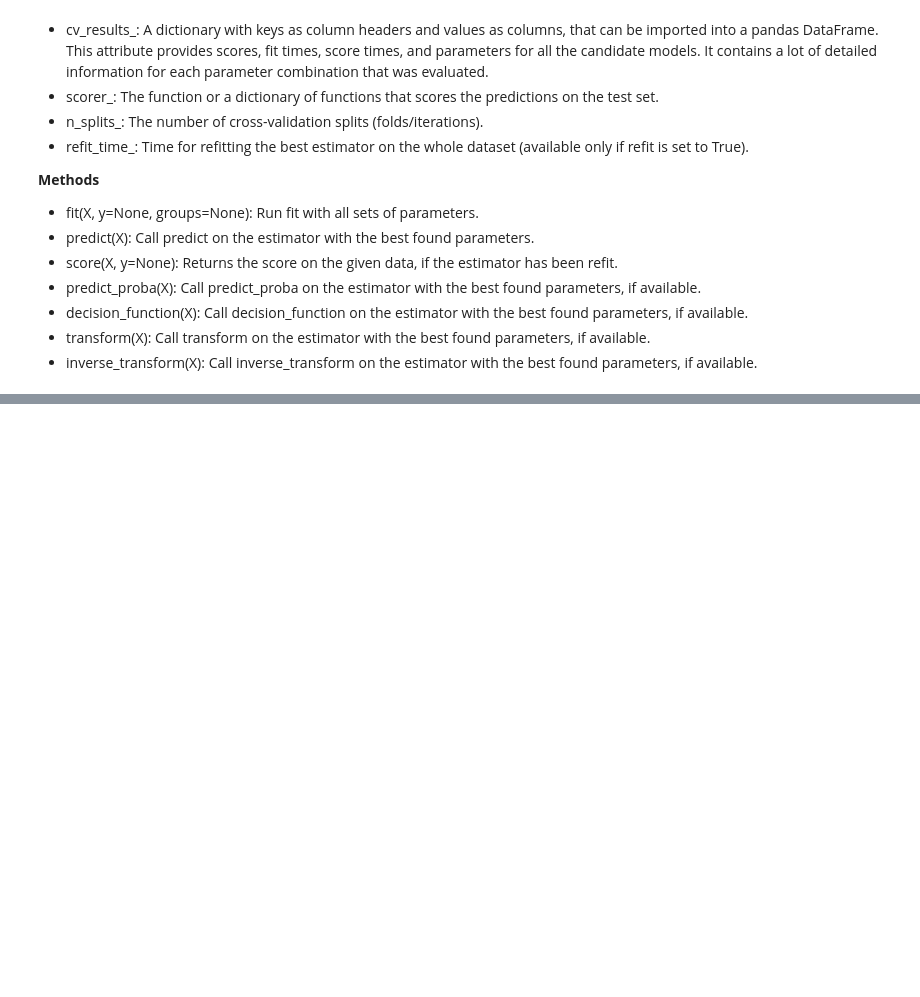
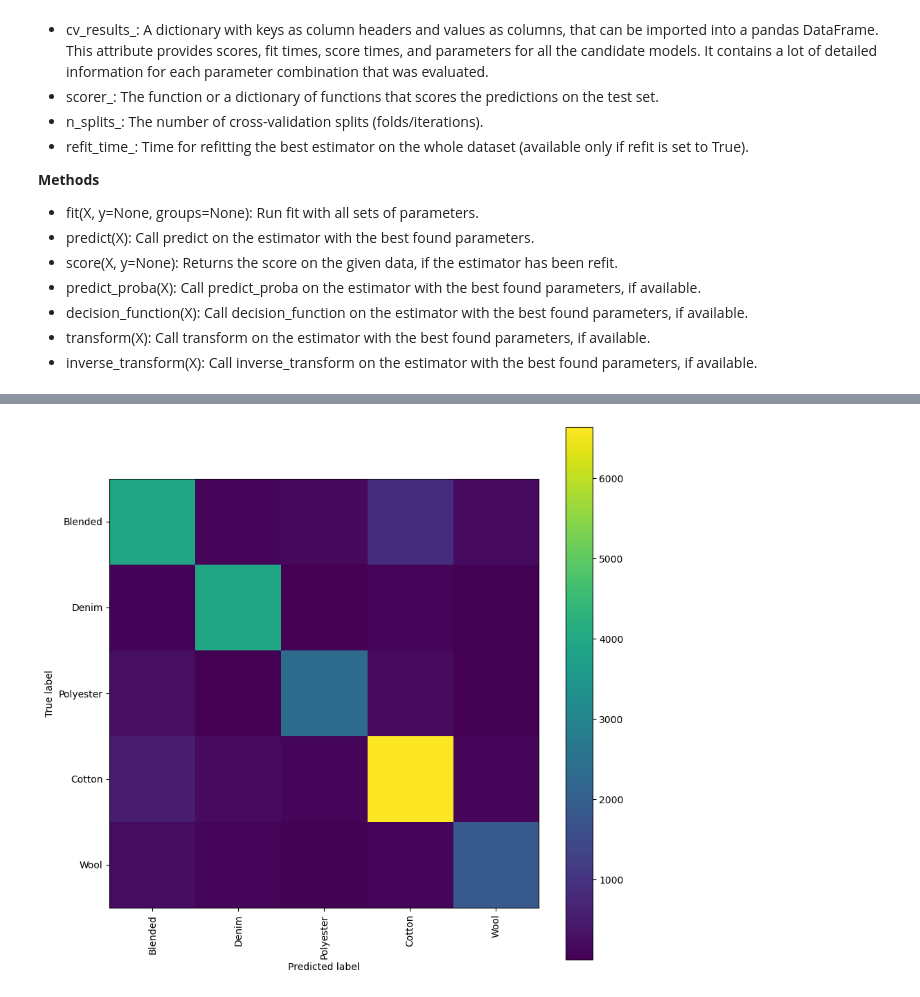
Before and after one commit to elliswmartin/fabric, a Jupyter notebook: svm.ipynb, the cells around one changed output, grey strips where cells are left out. Saved outputs shown, nothing was run; the diff lists cells and outputs as text; code cells hidden in the pictures; blank space fills up the shorter version.

```diff
--- a/svm.ipynb
+++ b/svm.ipynb
@@ -32,3 +35,6 @@ The function below takes in a test DF, features (which we can modified in the ev
 * decision_function(X): Call decision_function on the estimator with the best found parameters, if available.
 * transform(X): Call transform on the estimator with the best found parameters, if available.
 * inverse_transform(X): Call inverse_transform on the estimator with the best found parameters, if available.
+# %%
+train_df = pd.read_pickle('/Users/erin/Documents/comp-viz/fabric/pkls/train_0406.pkl')
+train_df.head()
@@ -35,11 +49,11 @@ The function below takes in a test DF, features (which we can modified in the ev
 # %%
-def svm_grid_search_cv(dataframe, features, target, cv_folds=5):
+def svm_grid_search_cv(X, y, cv_folds=5):
     """
     Perform grid search cross-validation for SVM classifier on the given dataframe.
 
     Parameters:
-    - dataframe: The pandas DataFrame containing the dataset.
-    - features: List of column names to be used as features.
+    # - dataframe: The pandas DataFrame containing the dataset.
+    # - features: List of column names to be used as features.
     - target: The name of the column to be used as the target variable.
     - cv_folds: Number of folds for cross-validation.
 
@@ -47,12 +61,12 @@ def svm_grid_search_cv(dataframe, features, target, cv_folds=5):
     - grid_search: The fitted GridSearchCV object.
     """
 
-    # Separate the features and the target variable
-    X = dataframe[features]
-    y = dataframe[target]
+    # # Separate the features and the target variable
+    # X = dataframe[features]
+    # y = dataframe[target]
 
     # Split the data into training and testing sets (optional, could also perform CV on the entire dataset)
-    X_train, X_test, y_train, y_test = train_test_split(X, y, test_size=0.2, random_state=42)
+    X_train, X_test, y_train, y_test = train_test_split(X, y, test_size=0.2, random_state=23)
 
     # Define a pipeline that includes scaling and the classifier
     pipeline = Pipeline([
@@ -68,7 +82,7 @@ def svm_grid_search_cv(dataframe, features, target, cv_folds=5):
     }
 
     # Initialize GridSearchCV
-    grid_search = GridSearchCV(pipeline, param_grid, cv=cv_folds, scoring='accuracy', verbose=1)
+    grid_search = GridSearchCV(pipeline, param_grid, cv=cv_folds, scoring='accuracy', verbose=3, n_jobs=-1)
 
     # Perform grid search cross-validation
     grid_search.fit(X_train, y_train)
@@ -81,3 +95,8 @@ def svm_grid_search_cv(dataframe, features, target, cv_folds=5):
     print("Test set score: {:.2f}".format(test_score))
 
     return grid_search
+# %%
+X = train_df.iloc[:,2:]
+y = train_df.iloc[:,0]
+
+cv_params = svm_grid_search_cv(X, y)
@@ -83,0 +121,20 @@ def svm_grid_search_cv(dataframe, features, target, cv_folds=5):
+# %%
+# Assuming X_test and y_test are available from the function; otherwise, split your dataset similarly outside the function
+y_pred = cv_params.best_estimator_.predict(X)
+
+# Compute confusion matrix
+cm = confusion_matrix(y, y_pred)
+
+class_names = ['Blended', 'Denim', 'Polyester', 'Cotton', 'Wool']
+
+# Plot confusion matrix
+fig, ax = plt.subplots(figsize=(10, 10))  # Adjust the figure size as necessary
+disp = ConfusionMatrixDisplay(confusion_matrix=cm, display_labels=class_names)
+
+# To improve readability, you might not want to display labels for all classes if there are many of them
+disp.plot(include_values=False, cmap='viridis', ax=ax, xticks_rotation='vertical')
+# disp.plot(cmap='viridis', ax=ax, xticks_rotation='vertical')
+
+plt.show()
+# %% [output]
+[figure, added]
```
Also changed, not shown: parts of 4 cells of this notebook.
